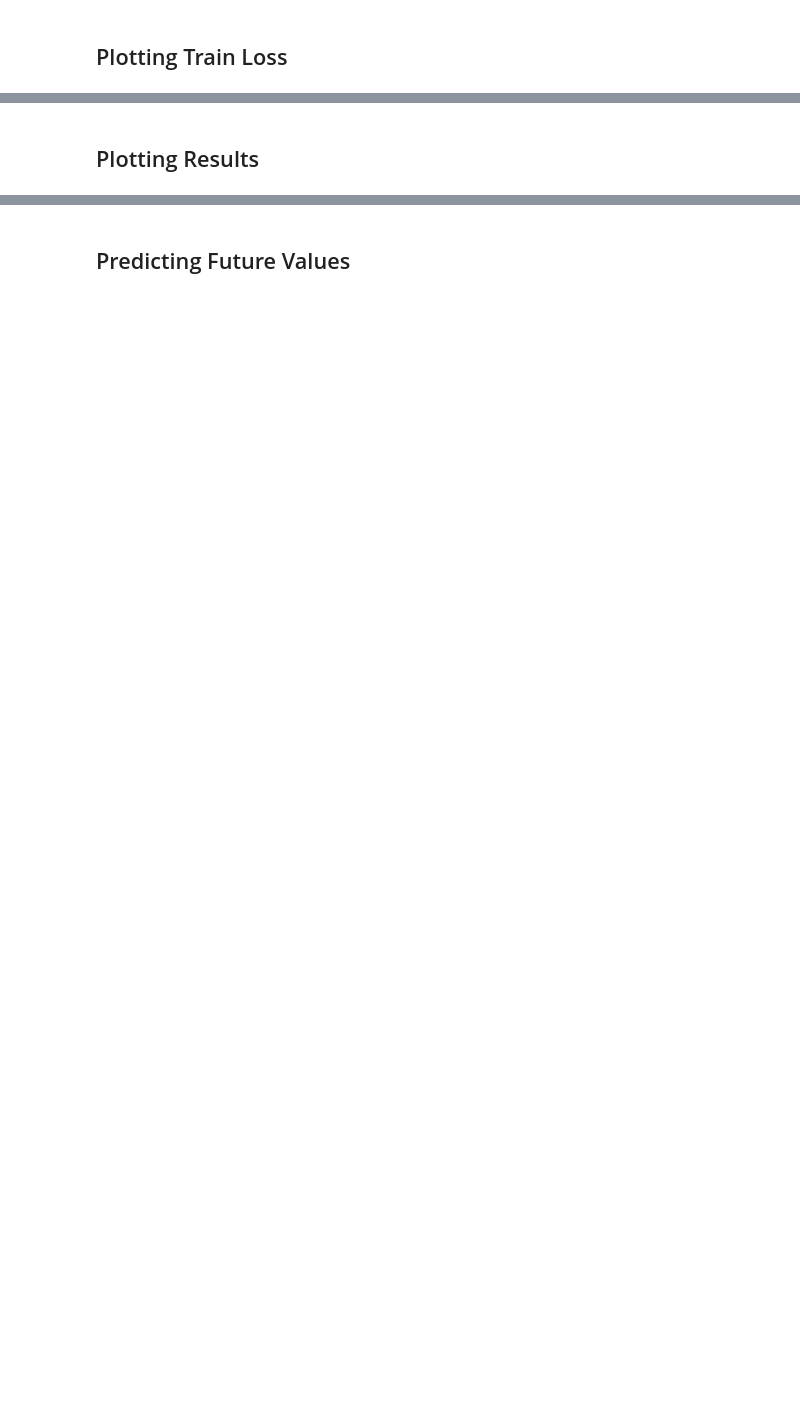
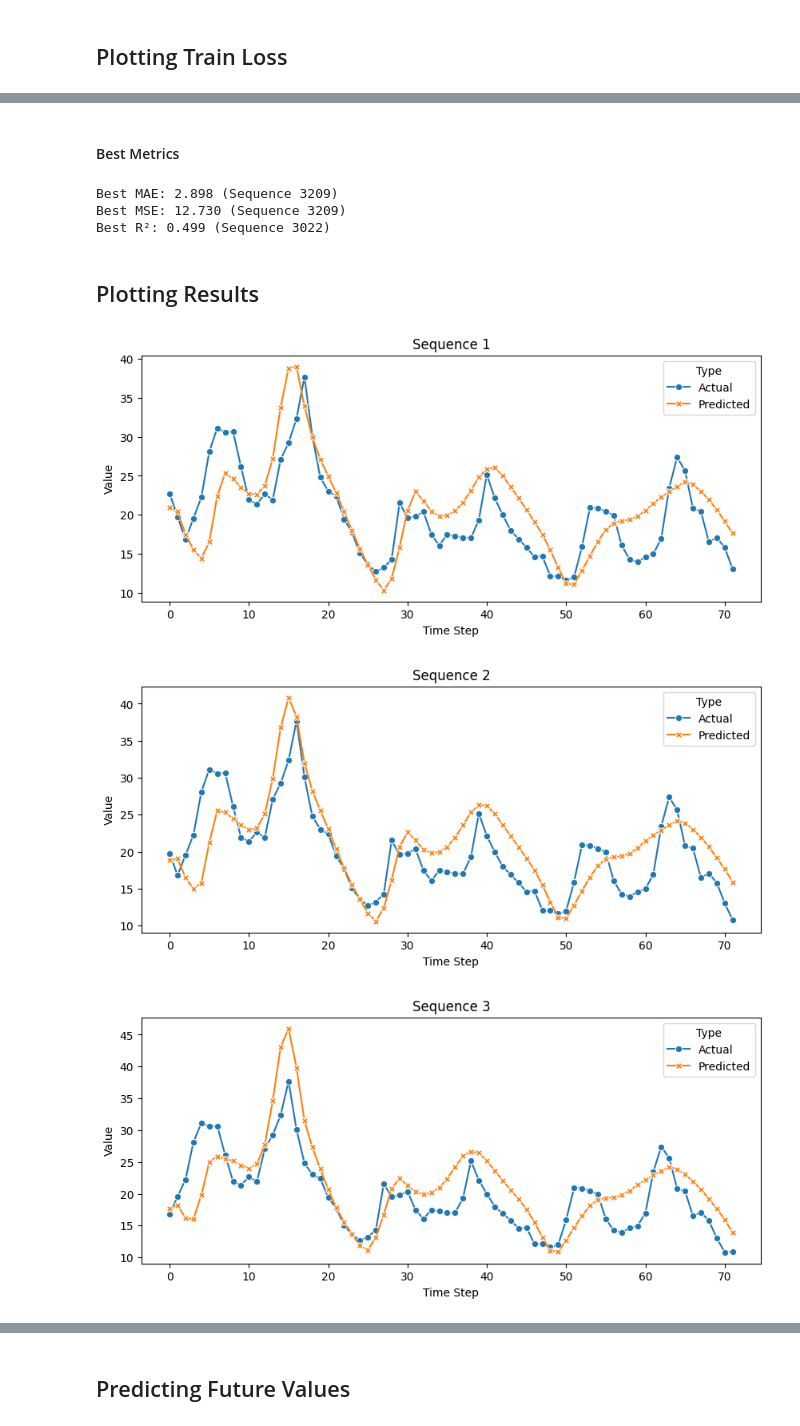
Before and after one commit to MSCI-446-Project-Team/MSCI_446_ML_Course_Project, a Jupyter notebook: Predictions/src/neuralNetwork.ipynb, the cells around one changed output, grey strips where cells are left out. Saved outputs shown, nothing was run; the diff lists cells and outputs as text; code cells hidden in the pictures; blank space fills up the shorter version.

```diff
--- a/Predictions/src/neuralNetwork.ipynb
+++ b/Predictions/src/neuralNetwork.ipynb
@@ -166,7 +313,7 @@ scaled_target = scaler.fit_transform(data[['DPL_historical_da']])
 # %% [markdown]
 ## Creating Sequences
 # %%
-X, y = create_sequences(scaled_features, scaled_target, sequence_length=78)
+X, y = create_sequences(scaled_features, data[['DPL_historical_da']], sequence_length=72)
 # %% [markdown]
 ## Splitting into Train and Test
 # %%
@@ -222,2 +416,2 @@ plot_training_loss(train_losses_best)
 # %%
-test_losses_best, predictions_best, actuals_best = test_model(model_best, test_loader_best, criterion, device, future=0)
+sequence_metrics, test_losses, predictions, actuals = test_model_and_calc_metrics(model_best, test_loader_best, criterion, device, future=0)
@@ -228,4 +461,16 @@ print_metrics(actuals_best, predictions_best)
+# %% [markdown]
+#### Best Metrics
+# %%
+print_best_sequence_metrics(sequence_metrics)
+# %% [output]
+Best MAE: 2.898 (Sequence 3209)
+Best MSE: 12.730 (Sequence 3209)
+Best R²: 0.499 (Sequence 3022)
 # %% [markdown]
 ## Plotting Results
 # %%
-plot_predictions(predictions_best, actuals_best, num_sequences=10)
+plot_predictions(predictions, actuals, num_sequences=10)
+# %% [output]
+[figure, added]
+[figure, added]
+[figure, added]
```
Also changed, not shown: parts of 25 cells of this notebook, 2 other files.
